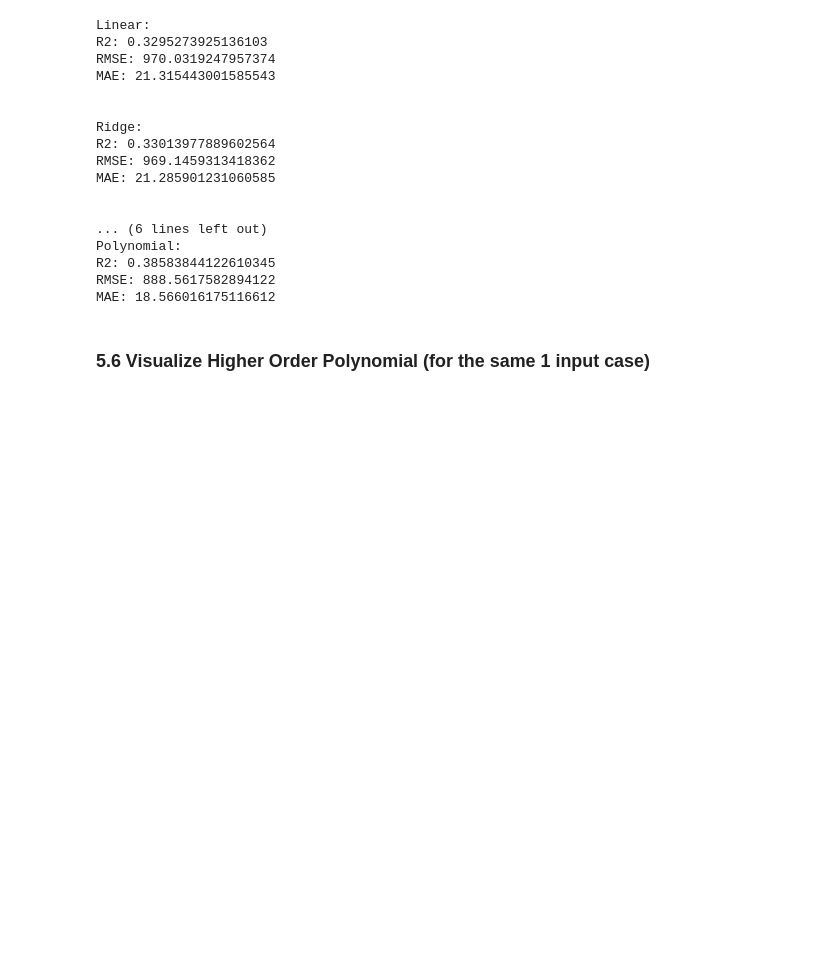
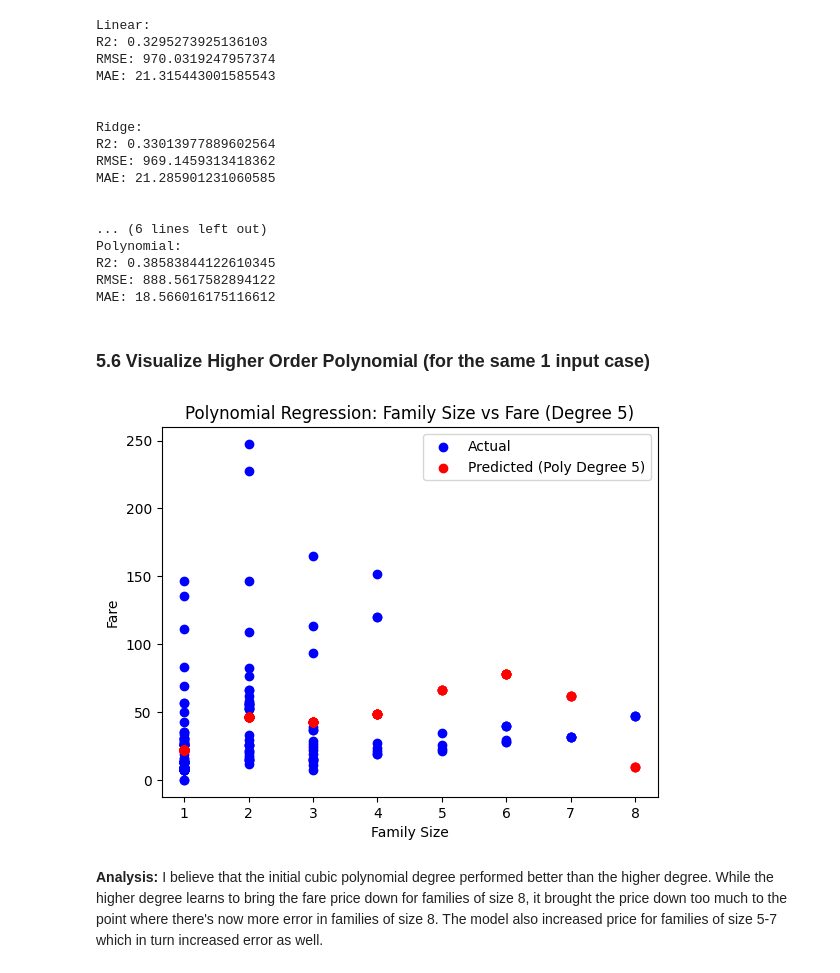
Before and after one commit to DMill31/applied-ml-miller, a Jupyter notebook: notebooks/project04/ml04_miller.ipynb, the cells around one changed output. Drawn from its saved outputs; the diff is of its cells as text; code cells hidden in the pictures; blank space fills up the shorter version.

```diff
--- a/notebooks/project04/ml04_miller.ipynb
+++ b/notebooks/project04/ml04_miller.ipynb
@@ -345,5 +345,20 @@ MAE: 18.566016175116612
 # %%
 # Plot the polynomial fit for Case 2 but with a higher degree
 poly3 = PolynomialFeatures(degree=5)
 X2_train_poly3 = poly3.fit_transform(X2_train)
 X2_test_poly3 = poly3.transform(X2_test)
+poly3_model = LinearRegression().fit(X2_train_poly3, y2_train)
+y_pred_poly3 = poly3_model.predict(X2_test_poly3)
+
+plt.scatter(X2_test, y2_test, color="blue", label="Actual")
+plt.scatter(X2_test, y_pred_poly3, color="red", label="Predicted (Poly Degree 5)")
+plt.legend()
+plt.title("Polynomial Regression: Family Size vs Fare (Degree 5)")
+plt.xlabel("Family Size")
+plt.ylabel("Fare")
+plt.show()
+# %% [output]
+[figure, added]
+# %% [markdown]
+**Analysis:**
+I believe that the initial cubic polynomial degree performed better than the higher degree.  While the higher degree learns to bring the fare price down for families of size 8, it brought the price down too much to the point where there's now more error in families of size 8.  The model also increased price for families of size 5-7 which in turn increased error as well.
```
